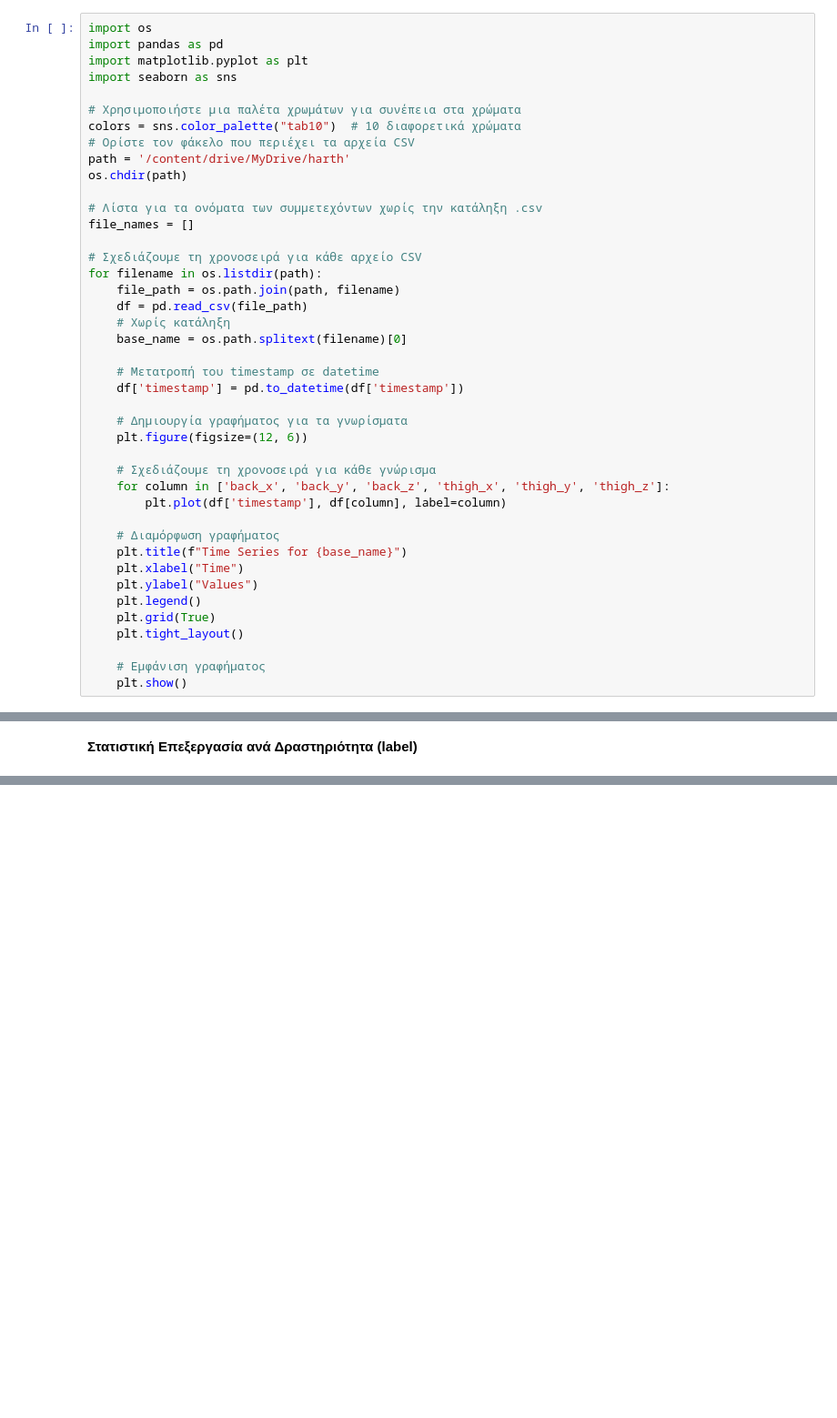
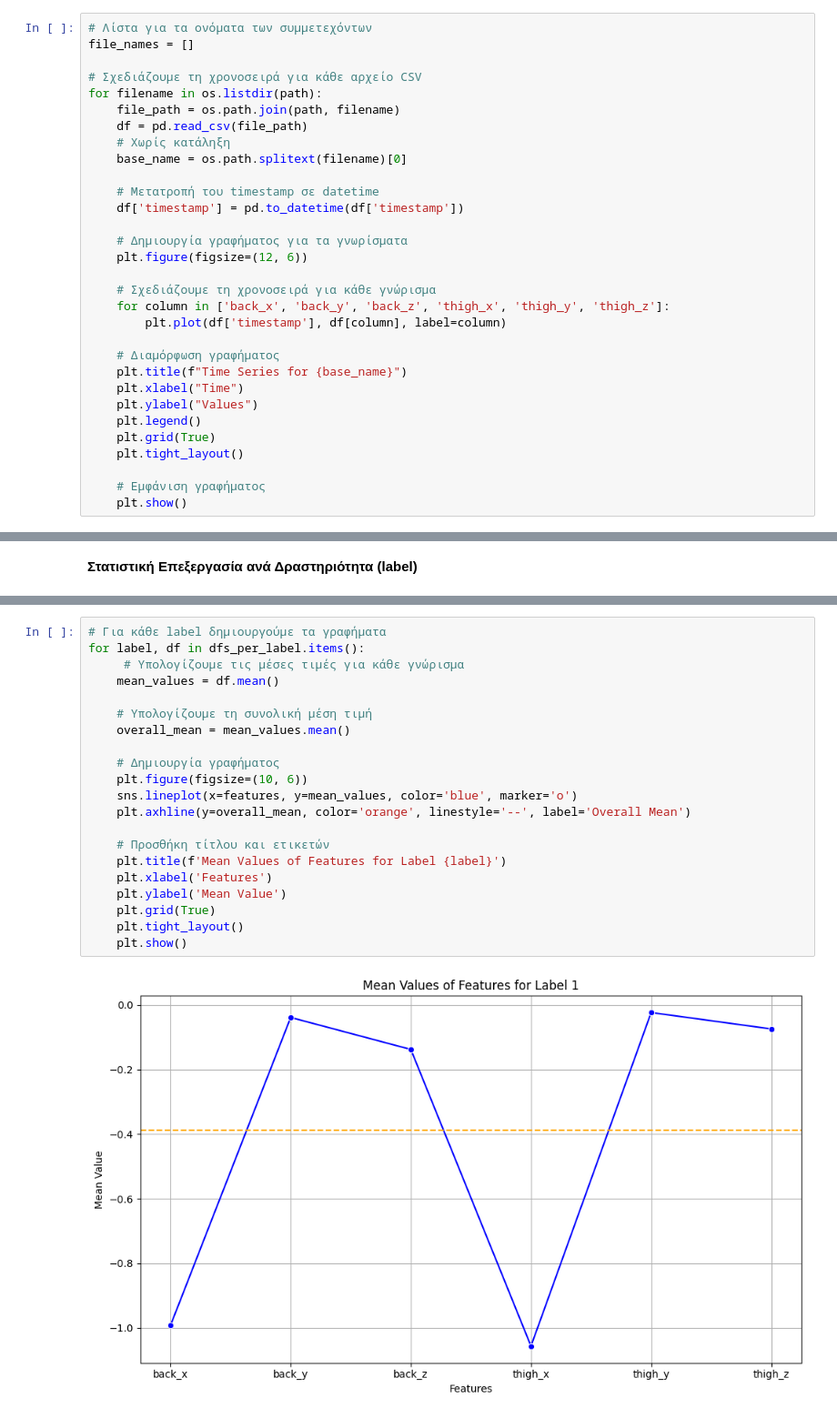
Before and after one commit to miltiadiss/Data-Mining, a Jupyter notebook: question_1.ipynb, the cells around one changed output, grey strips where cells are left out. Shown at 91% size. Saved outputs shown, nothing was run; the diff lists cells and outputs as text; blank space fills up the shorter version.

```diff
--- a/question_1.ipynb
+++ b/question_1.ipynb
@@ -111,18 +109,7 @@ plt.show()
 # %% [markdown]
 **Στατιστική Επεξεργασία ανά Συμμετέχοντα**
 # %%
-import os
-import pandas as pd
-import matplotlib.pyplot as plt
-import seaborn as sns
-
-# Χρησιμοποιήστε μια παλέτα χρωμάτων για συνέπεια στα χρώματα
-colors = sns.color_palette("tab10")  # 10 διαφορετικά χρώματα
-# Ορίστε τον φάκελο που περιέχει τα αρχεία CSV
-path = '/content/drive/MyDrive/harth'
-os.chdir(path)
-
-# Λίστα για τα ονόματα των συμμετεχόντων χωρίς την κατάληξη .csv
+# Λίστα για τα ονόματα των συμμετεχόντων
 file_names = []
 
 # Σχεδιάζουμε τη χρονοσειρά για κάθε αρχείο CSV
@@ -170,0 +298,23 @@ for filename in os.listdir(path):
+# %%
+# Για κάθε label δημιουργούμε τα γραφήματα
+for label, df in dfs_per_label.items():
+     # Υπολογίζουμε τις μέσες τιμές για κάθε γνώρισμα
+    mean_values = df.mean()
+
+    # Υπολογίζουμε τη συνολική μέση τιμή
+    overall_mean = mean_values.mean()
+
+    # Δημιουργία γραφήματος
+    plt.figure(figsize=(10, 6))
+    sns.lineplot(x=features, y=mean_values, color='blue', marker='o')
+    plt.axhline(y=overall_mean, color='orange', linestyle='--', label='Overall Mean')
+
+    # Προσθήκη τίτλου και ετικετών
+    plt.title(f'Mean Values of Features for Label {label}')
+    plt.xlabel('Features')
+    plt.ylabel('Mean Value')
+    plt.grid(True)
+    plt.tight_layout()
+    plt.show()
+# %% [output]
+[figure, added]
```
Also changed, not shown: parts of 7 cells of this notebook.
